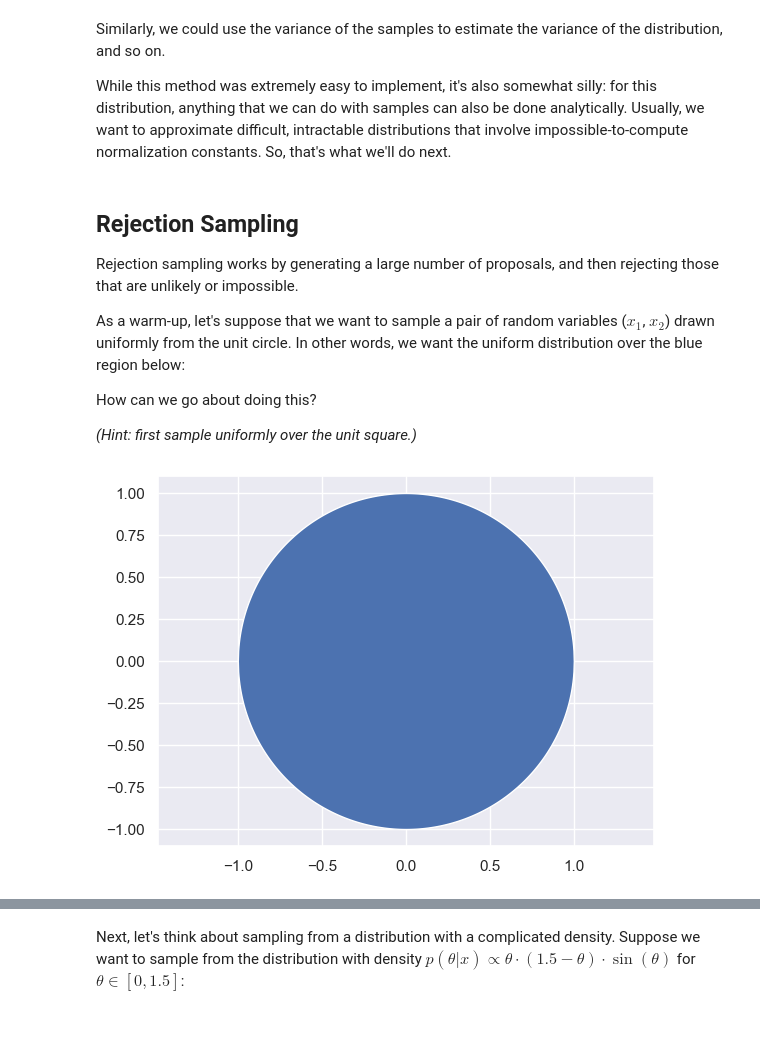
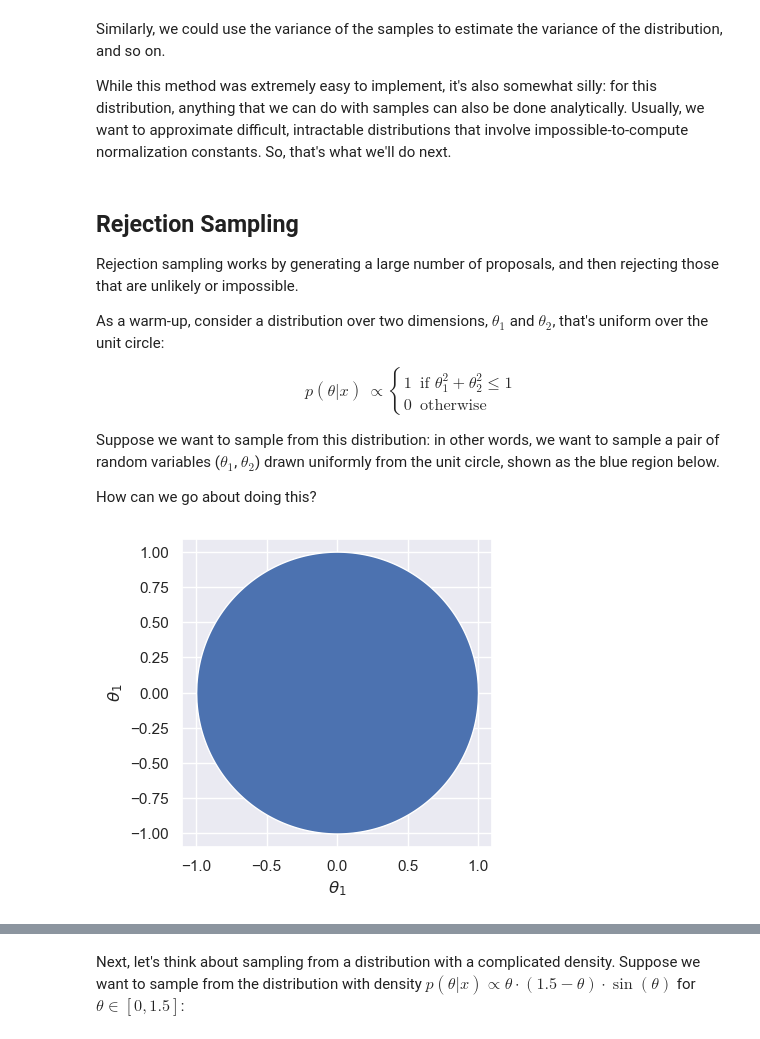
Before and after one commit to ds-102/ds-102-book, a Jupyter notebook: ds-102-book/content/chapters/02/05_inference_with_sampling.ipynb, the cells around one changed output, grey strips where cells are left out. Cells and saved outputs as stored; diff of their text form; code cells hidden in the pictures.

```diff
--- a/ds-102-book/content/chapters/02/05_inference_with_sampling.ipynb
+++ b/ds-102-book/content/chapters/02/05_inference_with_sampling.ipynb
@@ -60,15 +60,26 @@ While this method was extremely easy to implement, it's also somewhat silly: for
 
 Rejection sampling works by generating a large number of proposals, and then rejecting those that are unlikely or impossible.
 
-As a warm-up, let's suppose that we want to sample a pair of random variables ($x_1$, $x_2$) drawn uniformly from the unit circle. In other words, we want the uniform distribution over the blue region below:
+As a warm-up, consider a distribution over two dimensions, $\theta_1$ and $\theta_2$, that's uniform over the unit circle:
+$$
+\begin{align*}
+p(\theta|x) &\propto
+    \begin{cases}
+        1 & \text{if } \theta_1^2 + \theta_2^2 \leq 1 \\
+        0 & \text{otherwise}
+    \end{cases}
+\end{align*}
+$$
+Suppose we want to sample from this distribution: in other words, we want to sample a pair of random variables ($\theta_1$, $\theta_2$) drawn uniformly from the unit circle, shown as the blue region below.
 
 How can we go about doing this?
-
-*(Hint: first sample uniformly over the unit square.)*
 # %%
-x_ = np.linspace(-1, 1, 1000)
-semicircle = np.sqrt(1-x_**2)
-plt.fill_between(x_, -semicircle, semicircle)
-plt.axis('equal');
+θ_ = np.linspace(-1, 1, 1000)
+semicircle = np.sqrt(1-θ_**2)
+f, ax = plt.subplots(1, 1, figsize=(4, 4))
+ax.fill_between(θ_, -semicircle, semicircle)
+ax.set_xlabel(r'$\theta_1$')
+ax.set_ylabel(r'$\theta_1$')
+ax.axis('equal');
 # %% [output]
-[figure, old version]
+[figure, new version]
```
Also changed, not shown: parts of 19 cells of this notebook, 1 other file.
